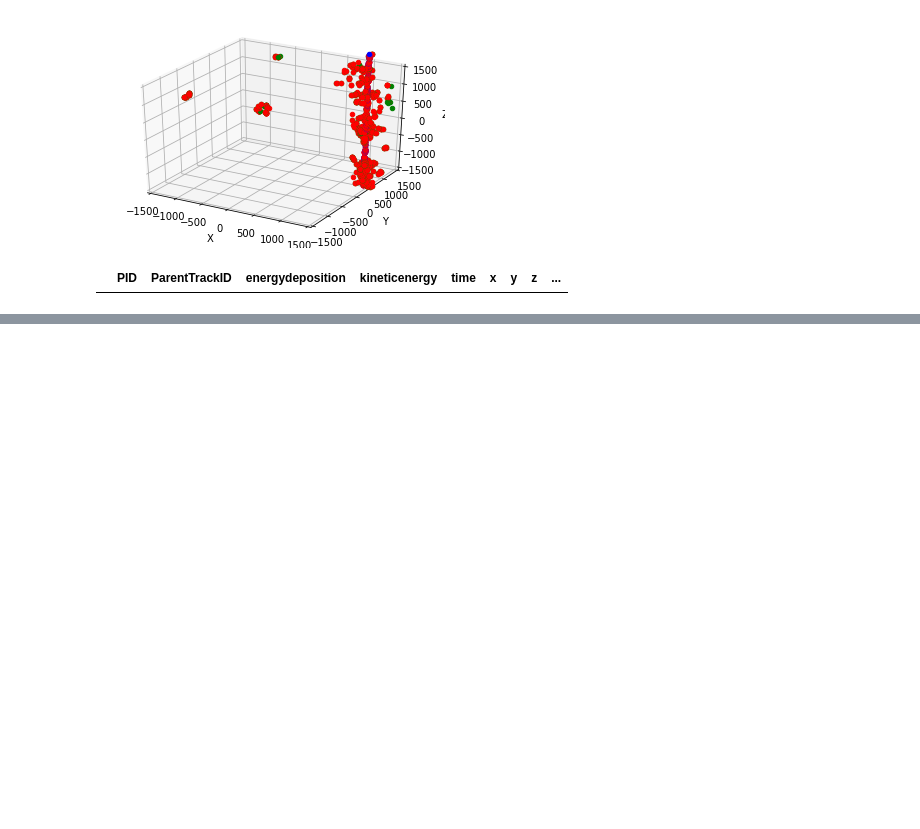
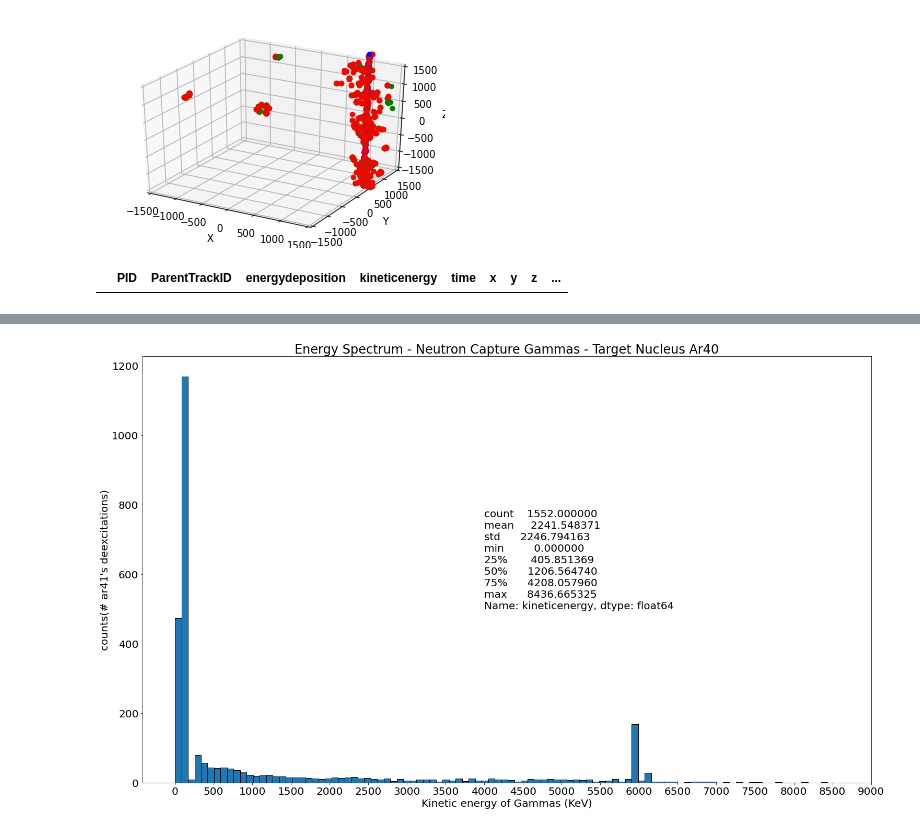
Before and after one commit to luigiberducci/ML4NP, a Jupyter notebook: Notebooks/looking_for_gammas_around_ar41_ncapture.ipynb, the cells around one changed output, grey strips where cells are left out. Drawn from its saved outputs; the diff is of its cells as text; code cells hidden in the pictures; blank space fills up the shorter version.

Commit message:
plot gamma from ar41 de-exc. kinetic energy

```diff
--- a/Notebooks/looking_for_gammas_around_ar41_ncapture.ipynb
+++ b/Notebooks/looking_for_gammas_around_ar41_ncapture.ipynb
@@ -185,0 +145,31 @@ Name: kineticenergy, dtype: float64
+# %%
+import numpy as np, pandas as pd
+import os
+
+datadir = os.path.join("..", "Data", "muons")
+filename = "FilterNCaptureEntries.csv"
+
+# 1. Load all entries wt creator process `nCapture`
+ncapt_entries = pd.read_csv(os.path.join(datadir, filename), index_col=False)
+# 2. Collect `eventnumber` and `ParentTrackID` (i.e., neutron's tracknumber) from Ar41 entries
+#    the others are not related to Ar41 deexcitation
+id_ncapt_wt_ar41 = ncapt_entries[ncapt_entries.PID == 1000180410][["eventnumber", "ParentTrackID"]]
+id_ncapt_wt_ar41["neutron_id"] = id_ncapt_wt_ar41.eventnumber.astype(str) + " " + id_ncapt_wt_ar41.ParentTrackID.astype(str)
+id_ncapt_wt_ar41_list = id_ncapt_wt_ar41.neutron_id.unique()
+# 3. Filter all gammas
+gammas = ncapt_entries[ncapt_entries.PID==22].sort_values("time")
+# 4. Keep first entry (w.r.t. time) for each gamma particle
+first_gammas = gammas.groupby(["eventnumber", "tracknumber"]).first().reset_index()    # first w.r.t. time
+first_gammas["neutron_id"] = first_gammas.eventnumber.astype(str) + " " + first_gammas.ParentTrackID.astype(str)
+# 5. Keep only gammas produced by Ar41 de-excitation
+first_gammas_ar41deex = first_gammas[first_gammas.neutron_id.isin(id_ncapt_wt_ar41_list)]
+# %%
+plt.hist(first_gammas_ar41deex.kineticenergy, bins=100, edgecolor='k')
+plt.xlabel("Kinetic energy of Gammas (KeV)")
+plt.ylabel("counts(# ar41's deexcitations)")
+plt.title("Energy Spectrum - Neutron Capture Gammas - Target Nucleus Ar40")
+plt.text(4000, 500, str(sum_gamma_ke_for_ar41deex.describe()))
+plt.xticks(np.linspace(0, 9000, 19))
+plt.show()
+# %% [output]
+[figure, added]
```
Also changed, not shown: parts of 11 cells of this notebook.
